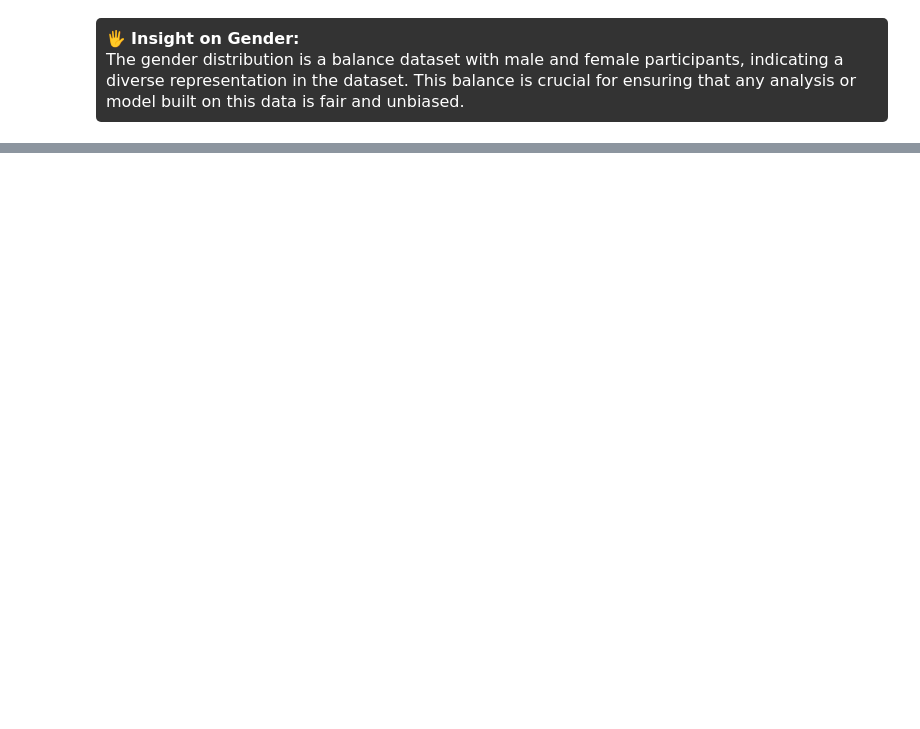
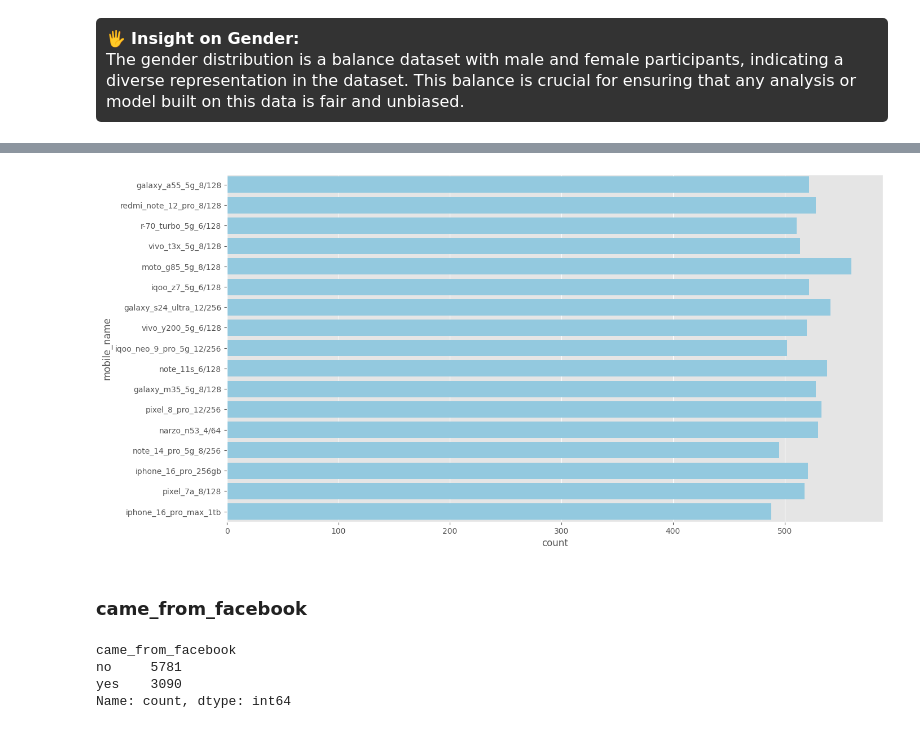
Before and after one commit to TeslimAdeyanju/14-Portfolio-SDS-CP026-retail-pulse, a Jupyter notebook: submissions/team/Teslim-Adeyanju/teslim-adeyanju-retail-pulse-note.ipynb, the cells around one changed output, grey strips where cells are left out. Cells and saved outputs as stored; diff of their text form; code cells hidden in the pictures; blank space fills up the shorter version.

```diff
--- a/submissions/team/Teslim-Adeyanju/teslim-adeyanju-retail-pulse-note.ipynb
+++ b/submissions/team/Teslim-Adeyanju/teslim-adeyanju-retail-pulse-note.ipynb
@@ -379,0 +423,15 @@ The gender  distribution is a balance dataset with male and female participants,
+# %%
+fig, ax = plt.subplots(figsize=(15, 8))
+sns.countplot(data=df, y='mobile_name', color='skyblue')
+plt.show()
+# %% [output]
+[figure, added]
+# %% [markdown]
+### came_from_facebook
+# %%
+print(df['came_from_facebook'].value_counts())
+# %% [output]
+came_from_facebook
+no     5781
+yes    3090
+Name: count, dtype: int64
```
Also changed, not shown: parts of 25 cells of this notebook.
